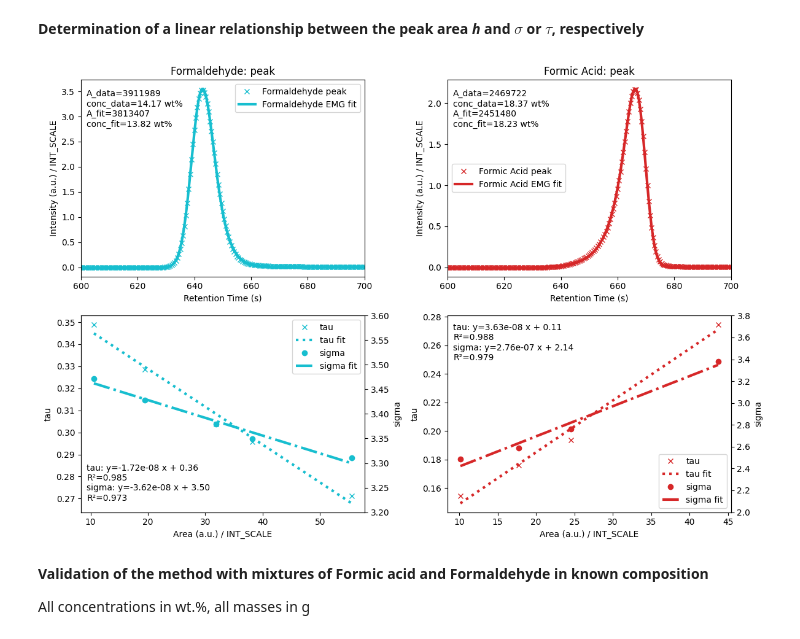
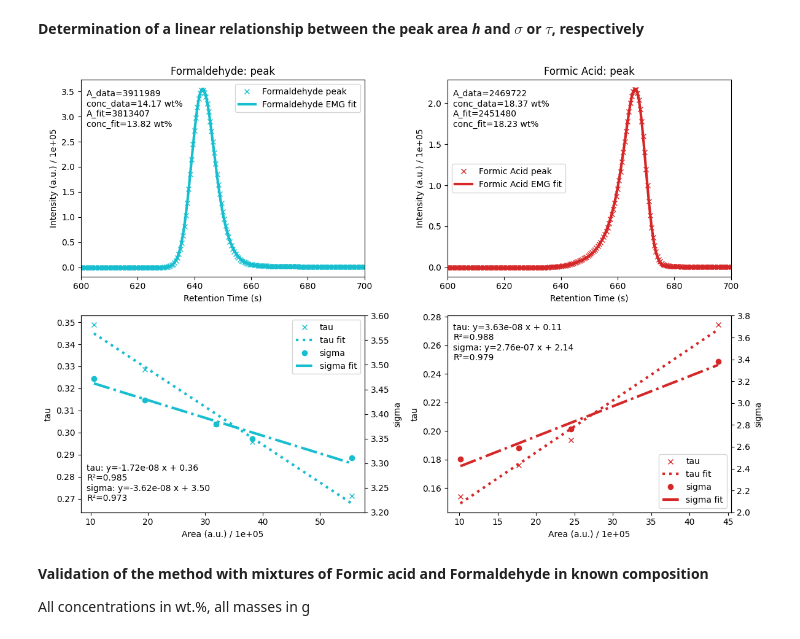
Before and after one commit to fabianketter/HPLC-Deconvolution, a Jupyter notebook: HPLC.ipynb, the cells around one changed output. Drawn from its saved outputs; the diff is of its cells as text; code cells hidden in the pictures.

```diff
--- a/HPLC.ipynb
+++ b/HPLC.ipynb
@@ -219,7 +219,7 @@ def plot_peak(ax, file):
     ax.text(0.02, 0.95, f'A_data={A_data:.0f}\nconc_data={conc_data:.2f} wt%\nA_fit={A_fit:.0f}\nconc_fit={conc_fit:.2f} wt%', transform=ax.transAxes, va='top')
     ax.set_title(f'{d['name']}: peak')
     ax.set_xlabel('Retention Time (s)')
-    ax.set_ylabel('Intensity (a.u.) / INT_SCALE')
+    ax.set_ylabel(f'Intensity (a.u.) / {INT_SCALE:.0e}')
     ax.set_xlim(600, 700)
     ax.legend()
 
@@ -246,35 +246,35 @@ def plot_calibration(ax, dictionary, fit_tau, fit_sigma, r2_tau, r2_sigma):
     xs = np.linspace(np.min(hs), np.max(hs), 100)
 
     ax.plot(xs / INT_SCALE, np.poly1d(fit_tau)(xs), f'{d["color"]}:', lw=3, label='tau fit')
     ax2.plot(xs / INT_SCALE, np.poly1d(fit_sigma)(xs), f'{d["color"]}-.', lw=3, label='sigma fit')
 
     tau_text = f'tau: y={fit_tau[0]:.2e} x + {fit_tau[1]:.2f}\nR²={r2_tau:.3f}'
     sigma_text = f'sigma: y={fit_sigma[0]:.2e} x + {fit_sigma[1]:.2f}\nR²={r2_sigma:.3f}'
 
     if d == FALD:
         ax.text(0.02, 0.05, tau_text + '\n' + sigma_text, transform=ax.transAxes, va='bottom')
     else:
         ax.text(0.02, 0.96, tau_text + '\n' + sigma_text, transform=ax.transAxes, va='top')
 
-    ax.set_xlabel('Area (a.u.) / INT_SCALE')
+    ax.set_xlabel(f'Area (a.u.) / {INT_SCALE:.0e}')
     ax.set_ylabel('tau')
     ax2.set_ylabel('sigma')
 
     h1, l1 = ax.get_legend_handles_labels()
     h2, l2 = ax2.get_legend_handles_labels()
     ax.legend(h1 + h2, l1 + l2, loc='best')
 
 fig, axes = plt.subplots(2, 2, figsize=(12, 8))
 plot_peak(axes[0,0], FALD['files'][2])
 plot_peak(axes[0,1], FA['files'][2])
 
 plot_calibration(axes[1,0], FALD, FALD_fit_tau, FALD_fit_sigma, FALD_r2_tau, FALD_r2_sigma)
 plot_calibration(axes[1,1], FA, FA_fit_tau, FA_fit_sigma, FA_r2_tau, FA_r2_sigma)
 
 fig.tight_layout()
 plt.show()
 # %% [output]
-[figure, old version]
+[figure, new version]
 # %% [markdown]
 **Validation of the method with mixtures of Formic acid and Formaldehyde in known composition**
 
```
Also changed, not shown: parts of 6 cells of this notebook, 2 other files.
